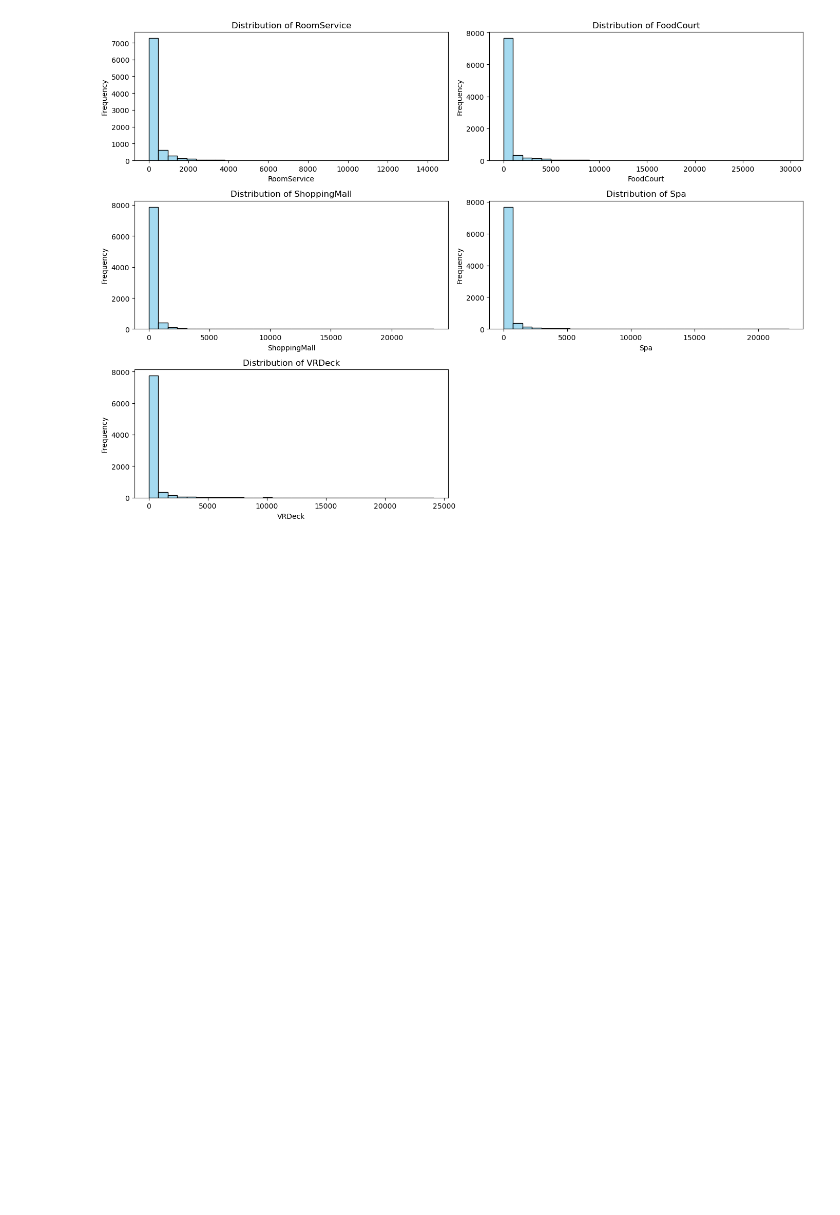
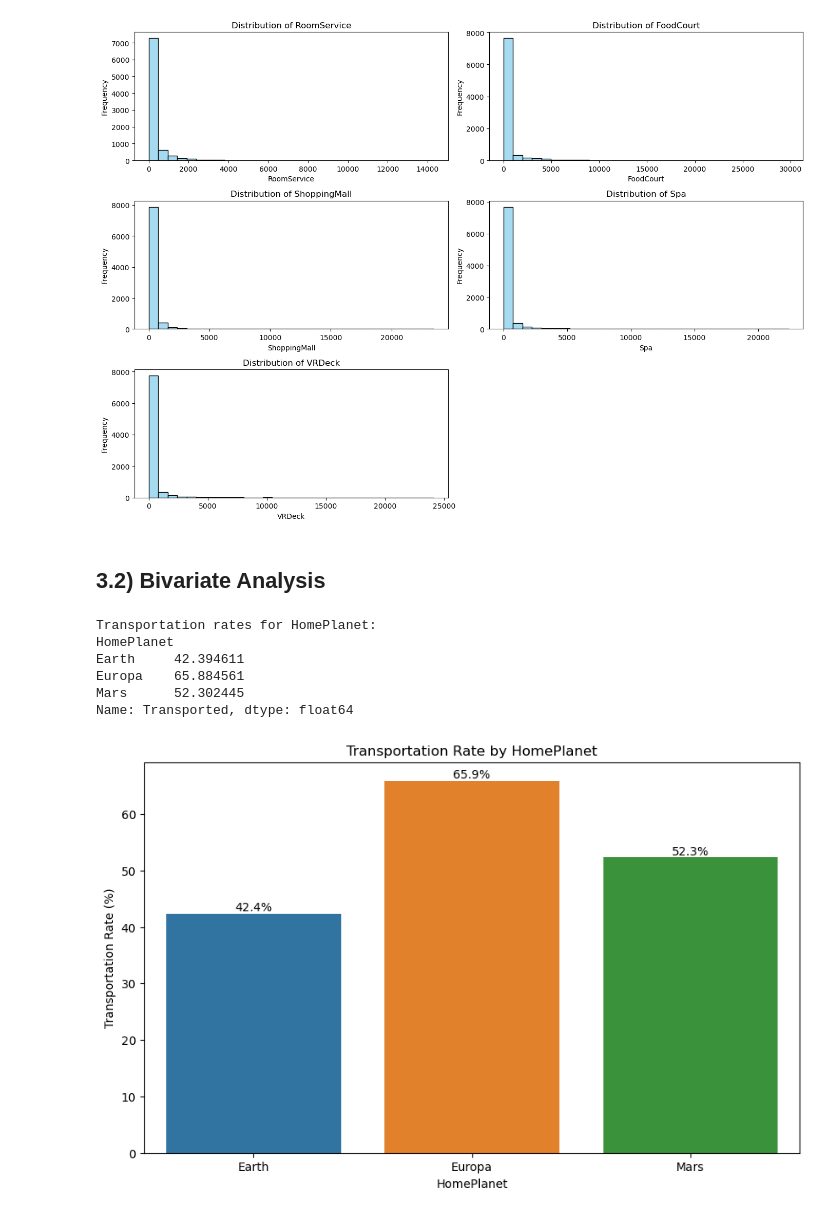
Before and after one commit to musahussain1/Assignment-2-Spaceship-Titanic, a Jupyter notebook: Spaceship Titanic Modeling Code.ipynb, the cells around one changed output. Drawn from its saved outputs; the diff is of its cells as text; code cells hidden in the pictures; blank space fills up the shorter version.

Commit message:
Bivariate Analysis

```diff
--- a/Spaceship Titanic Modeling Code.ipynb
+++ b/Spaceship Titanic Modeling Code.ipynb
@@ -374,3 +376,39 @@ plt.tight_layout()
 plt.show()
 # %% [output]
 [figure]
+# %% [markdown]
+## 3.2) Bivariate Analysis
+# %%
+def transportation_rate_by_category(df, categorical_feature, figsize=(10, 6)):
+    target_feature='Transported'
+
+    # Calculate transportation rate for each category
+    category_counts = df.groupby(categorical_feature)[target_feature].mean() * 100
+
+    # Print transportation rates
+    print(f"Transportation rates for {categorical_feature}:")
+    print(category_counts, "\n")
+
+    # Create a bar plot
+    plt.figure(figsize=figsize)
+    sns.barplot(x=category_counts.index, y=category_counts.values)
+
+    # Add percentages on top of the bars
+    for index, value in enumerate(category_counts.values):
+        plt.text(index, value, f'{value:.1f}%', ha='center', va='bottom')
+
+    plt.title(f'Transportation Rate by {categorical_feature}')
+    plt.xlabel(categorical_feature)
+    plt.ylabel('Transportation Rate (%)')
+    plt.show()
+# %%
+# Analyzing transportation rate by HomePlanet
+transportation_rate_by_category(training_data, 'HomePlanet')
+# %% [output]
+Transportation rates for HomePlanet:
+HomePlanet
+Earth     42.394611
+Europa    65.884561
+Mars      52.302445
+Name: Transported, dtype: float64
+[figure, added]
```
Also changed, not shown: parts of 3 cells of this notebook.
